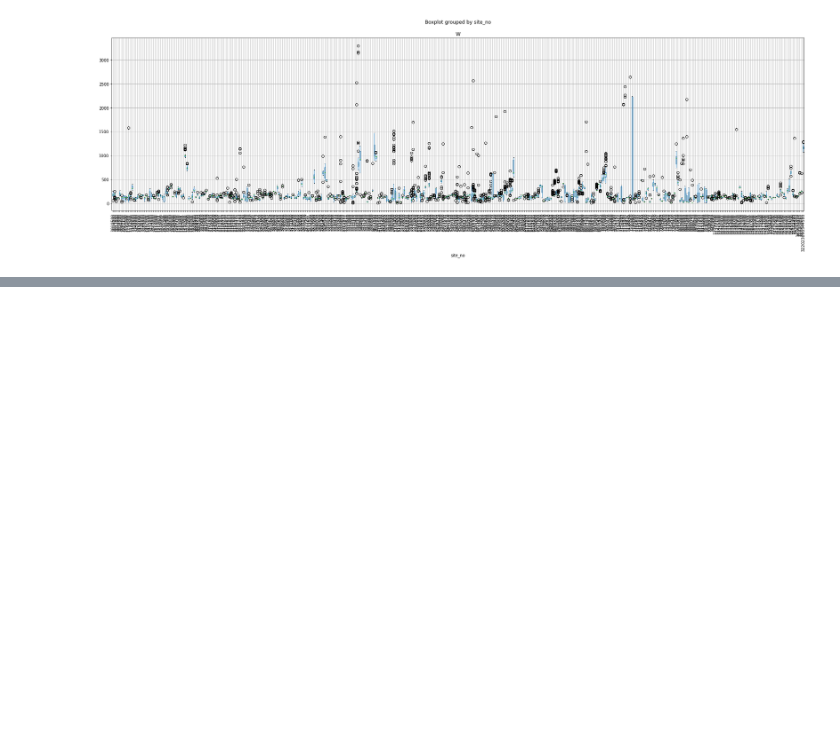
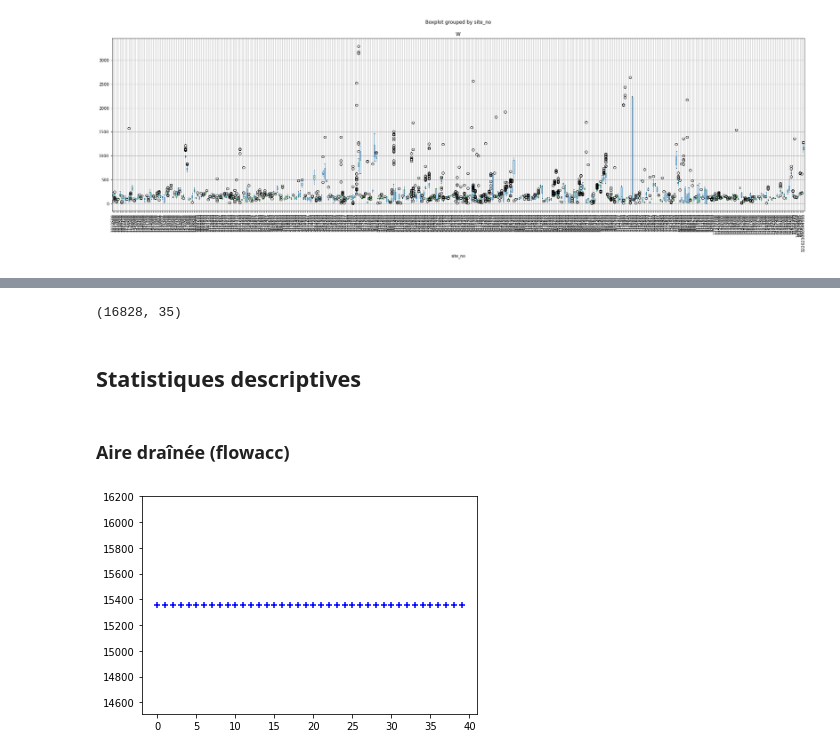
Before and after one commit to scastets/Projet4MA_Hydrologie, a Jupyter notebook: Notebooks/HYDROSWOT_analyses.ipynb, the cells around one changed output, grey strips where cells are left out. Saved outputs shown, nothing was run; the diff lists cells and outputs as text; code cells hidden in the pictures; blank space fills up the shorter version.

Commit message:
Add files via upload
Début analyse HydroSWOT. Stats descriptives, ACP, Clustering

```diff
--- a/Notebooks/HYDROSWOT_analyses.ipynb
+++ b/Notebooks/HYDROSWOT_analyses.ipynb
@@ -30,0 +45,19 @@ data.boxplot("flowacc", "site_no", figsize=(30,8), rot=90);
+# %%
+print(np.shape(data))
+n=np.shape(data)[0]
+# %% [output]
+(16828, 35)
+# %% [markdown]
+## Statistiques descriptives
+# %%
+StJohnRiverData = data[slice(0,40,1)] #Récupération des données de la première station
+StJohnRiverData.head()
+X=np.arange(0,40,1)
+# %% [markdown]
+### Aire draînée (flowacc)
+# %%
+SJR_F = StJohnRiverData.flowacc
+plt.scatter(X, SJR_F, color='blue', marker='+')
+plt.show()
+# %% [output]
+[figure, added]
```
Also changed, not shown: parts of 20 cells of this notebook.
